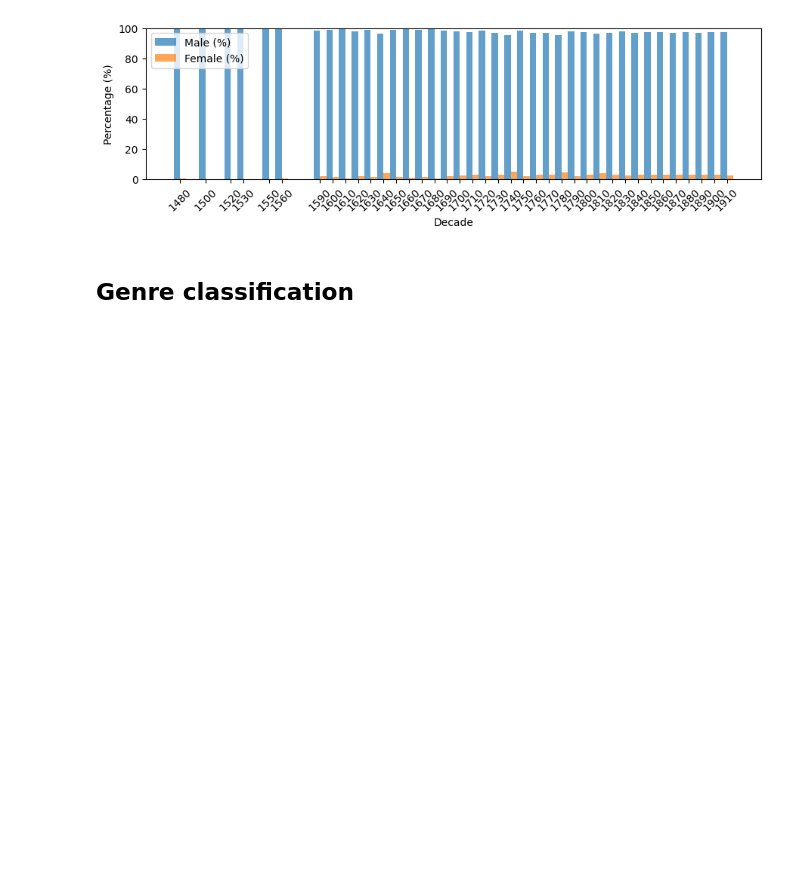
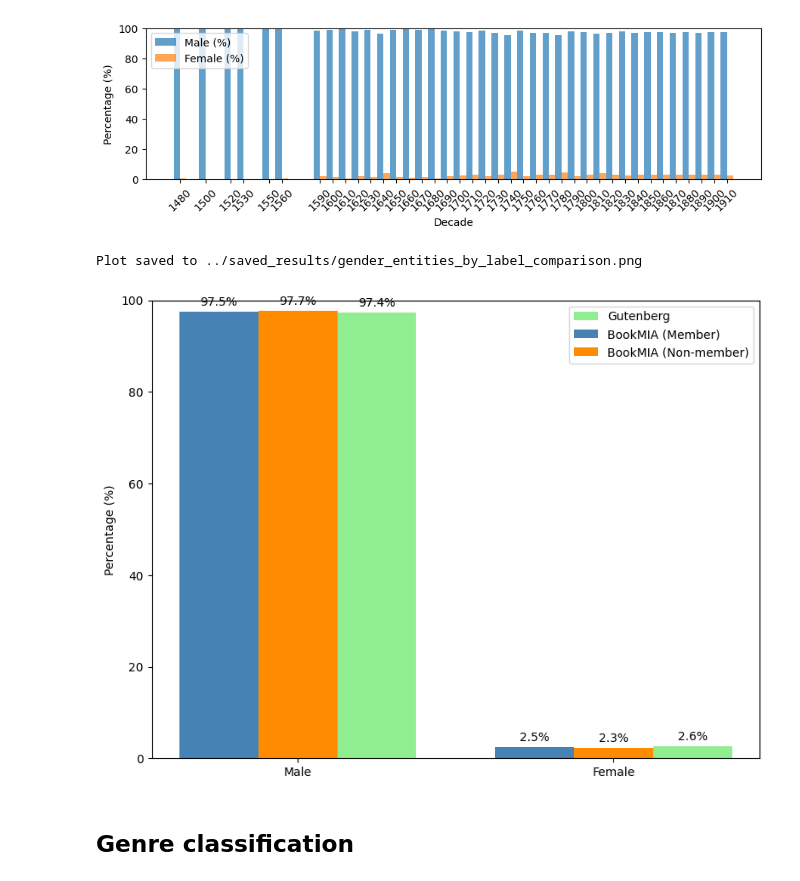
Before and after one commit to eyalgerman/LexiGutenberg, a Jupyter notebook: Code/main.ipynb, the cells around one changed output. Saved outputs shown, nothing was run; the diff lists cells and outputs as text; code cells hidden in the pictures; blank space fills up the shorter version.

Commit message:
add in gender comparison to bookMIA

```diff
--- a/Code/main.ipynb
+++ b/Code/main.ipynb
@@ -158,6 +158,16 @@ plot_gender_entities_percentage_by_decade(entities_by_decade, save_folder=output
 # %% [output]
 [figure]
 [figure]
+# %%
+from gender_analysis import count_gender_entities_bookMIA, plot_gender_entities_by_label_comparison
+# compare to BookMIA dataset
+output_boolMIA = f"{output_dir}/gender_named_entities_BookMIA.json"
+entities_bookMIA, gender_entities_by_label = count_gender_entities_bookMIA(output_boolMIA)
+
+plot_gender_entities_by_label_comparison(gender_entities_by_label, entities_by_decade, save_folder=output_dir)
+# %% [output]
+Plot saved to ../saved_results/gender_entities_by_label_comparison.png
+[figure, added]
 # %% [markdown]
 ## Genre classification
 # %%
```
Also changed, not shown: 1 other file.
